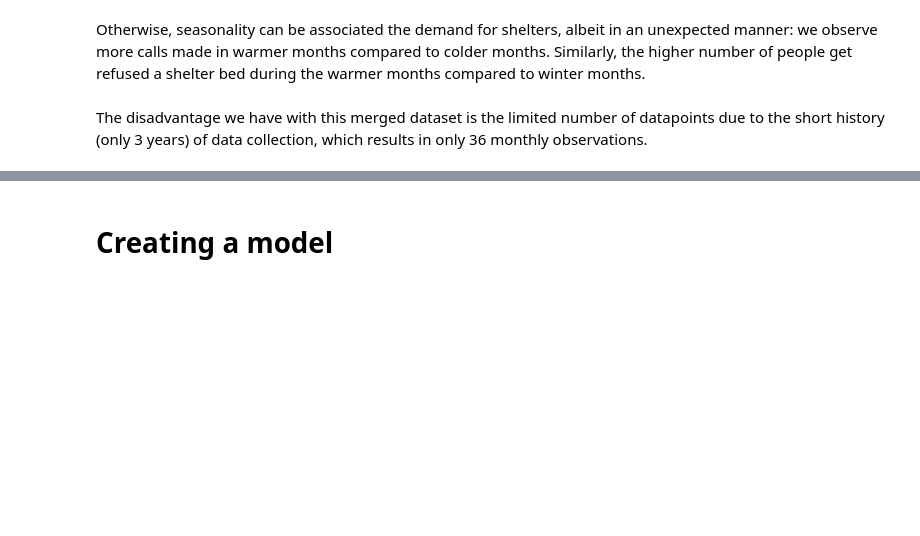
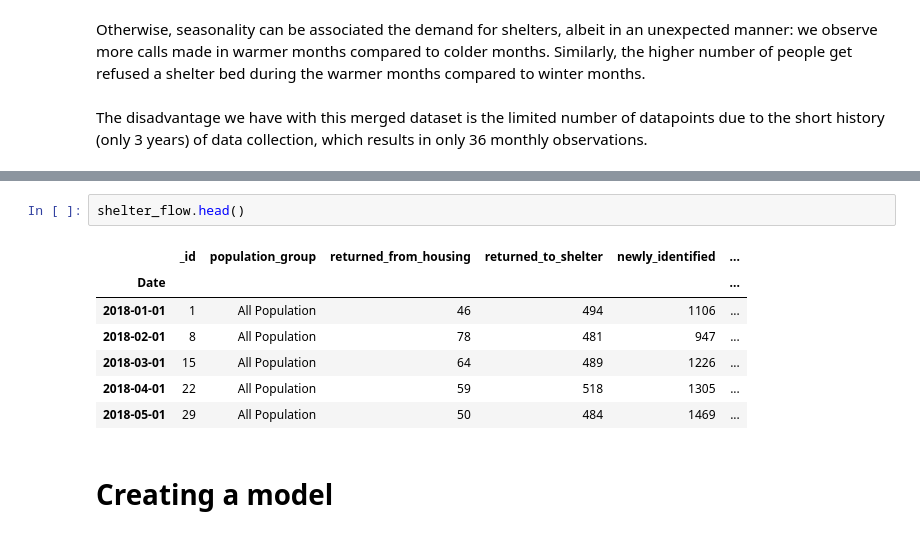
Before and after one commit to pendovka/Toronto-Shelter-Traffic, a Jupyter notebook: Shelter-Demand-Predictor.ipynb, the cells around one changed output, grey strips where cells are left out. Cells and saved outputs as stored; diff of their text form; blank space fills up the shorter version.

```diff
--- a/Shelter-Demand-Predictor.ipynb
+++ b/Shelter-Demand-Predictor.ipynb
@@ -300,3 +309,13 @@ len(merged_calls_occupancy_flow_monthly)
+# %%
+shelter_flow.head()
+# %% [output]
+|  | _id | population_group | returned_from_housing | returned_to_shelter | newly_identified | ... |
+| Date |  |  |  |  |  | ... |
+| 2018-01-01 | 1 | All Population | 46 | 494 | 1106 | ... |
+| 2018-02-01 | 8 | All Population | 78 | 481 | 947 | ... |
+| 2018-03-01 | 15 | All Population | 64 | 489 | 1226 | ... |
+| 2018-04-01 | 22 | All Population | 59 | 518 | 1305 | ... |
+| 2018-05-01 | 29 | All Population | 50 | 484 | 1469 | ... |
 # %% [markdown]
 # Creating a model
 # %%
```
Also changed, not shown: parts of 15 cells of this notebook.
